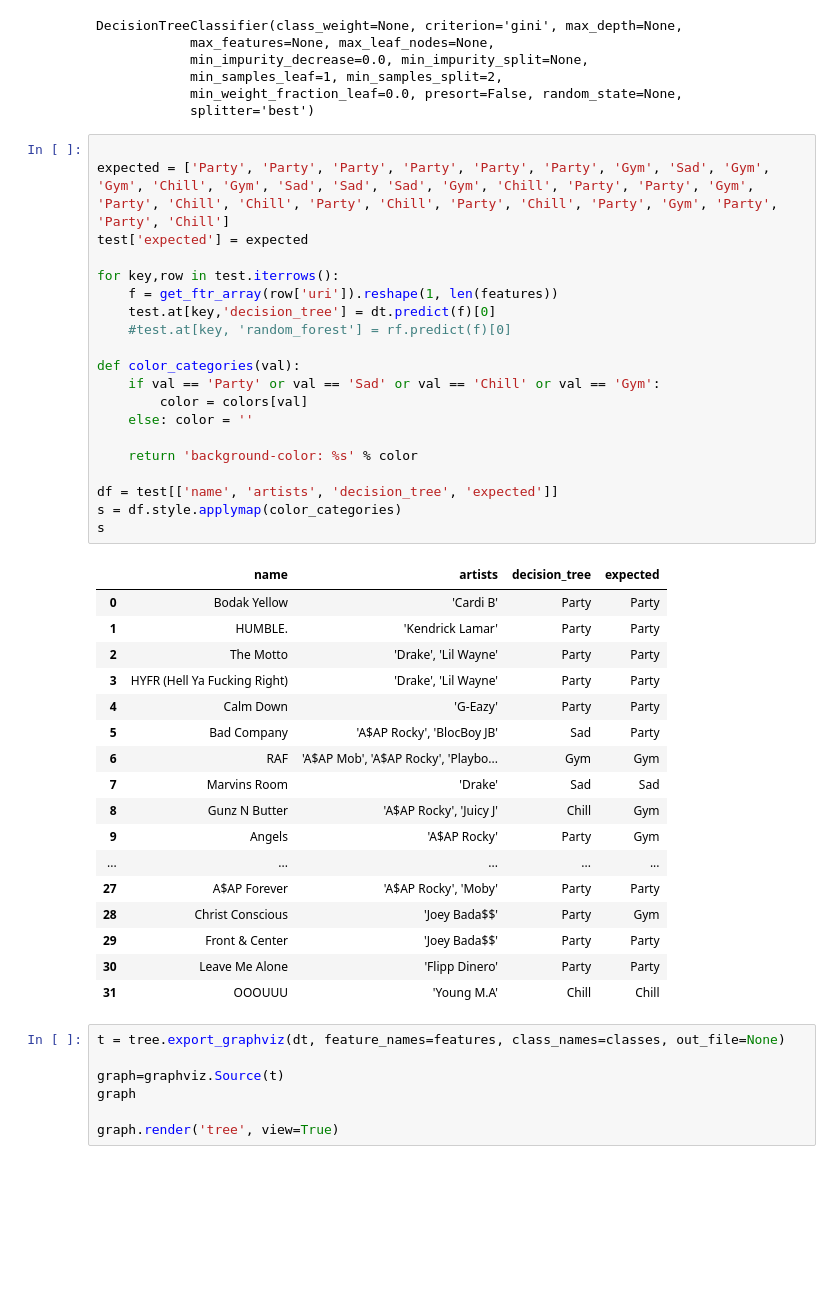
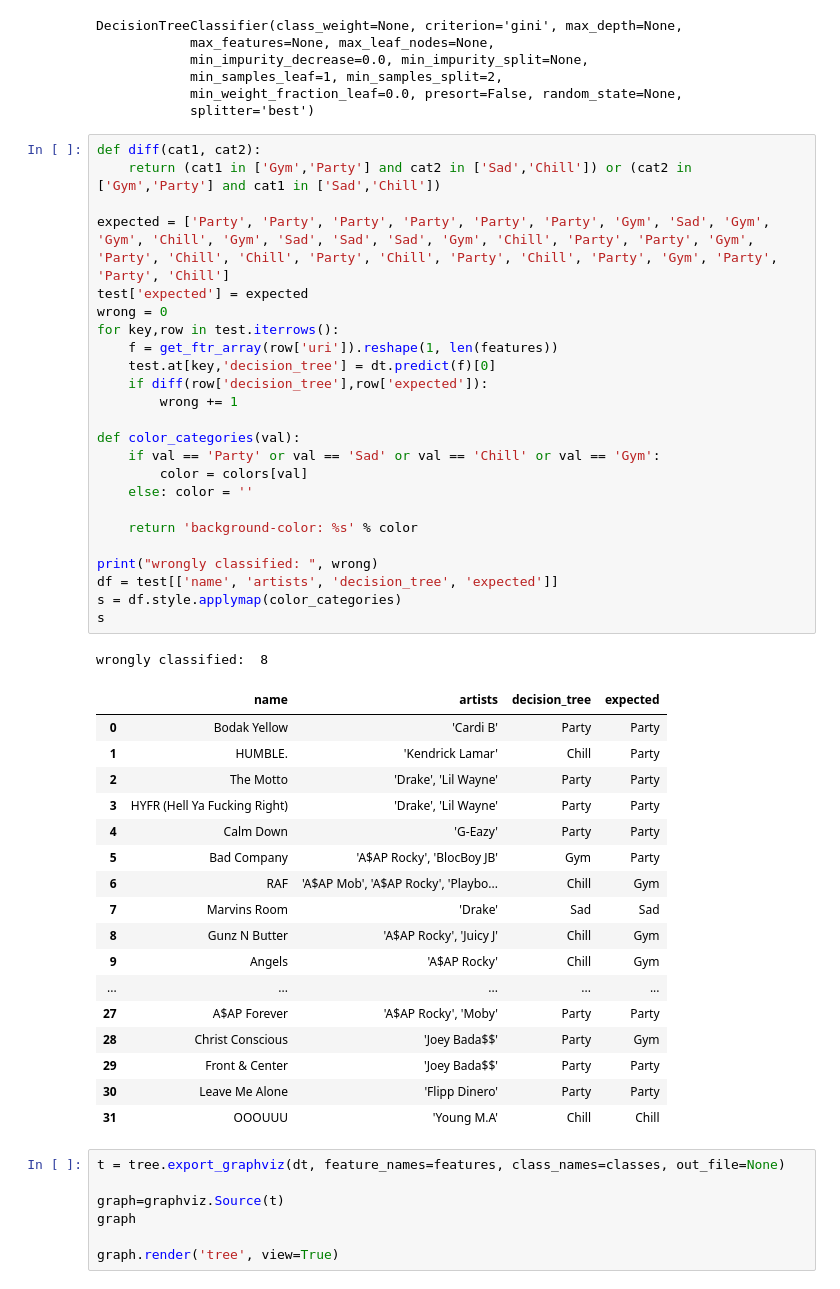
Before and after one commit to aditisundar/datasci_final, a Jupyter notebook: main.ipynb, the cells around one changed output. Saved outputs shown, nothing was run; the diff lists cells and outputs as text; blank space fills up the shorter version.

```diff
--- a/main.ipynb
+++ b/main.ipynb
@@ -209,37 +257,42 @@ DecisionTreeClassifier(class_weight=None, criterion='gini', max_depth=None,
             min_weight_fraction_leaf=0.0, presort=False, random_state=None,
             splitter='best')
 # %%
+def diff(cat1, cat2):
+    return (cat1 in ['Gym','Party'] and cat2 in ['Sad','Chill']) or (cat2 in ['Gym','Party'] and cat1 in ['Sad','Chill'])
 
 expected = ['Party', 'Party', 'Party', 'Party', 'Party', 'Party', 'Gym', 'Sad', 'Gym', 'Gym', 'Chill', 'Gym', 'Sad', 'Sad', 'Sad', 'Gym', 'Chill', 'Party', 'Party', 'Gym', 'Party', 'Chill', 'Chill', 'Party', 'Chill', 'Party', 'Chill', 'Party', 'Gym', 'Party', 'Party', 'Chill']
 test['expected'] = expected
-
+wrong = 0
 for key,row in test.iterrows():
     f = get_ftr_array(row['uri']).reshape(1, len(features))
     test.at[key,'decision_tree'] = dt.predict(f)[0]
-    #test.at[key, 'random_forest'] = rf.predict(f)[0]
+    if diff(row['decision_tree'],row['expected']):
+        wrong += 1
 
 def color_categories(val):
     if val == 'Party' or val == 'Sad' or val == 'Chill' or val == 'Gym':
         color = colors[val]
     else: color = ''
 
     return 'background-color: %s' % color
 
+print("wrongly classified: ", wrong)
 df = test[['name', 'artists', 'decision_tree', 'expected']]
 s = df.style.applymap(color_categories)
 s
 # %% [output]
+wrongly classified:  8
 |  | name | artists | decision_tree | expected |
 | 0 | Bodak Yellow | 'Cardi B' | Party | Party |
-| 1 | HUMBLE. | 'Kendrick Lamar' | Party | Party |
+| 1 | HUMBLE. | 'Kendrick Lamar' | Chill | Party |
 | 2 | The Motto | 'Drake', 'Lil Wayne' | Party | Party |
 | 3 | HYFR (Hell Ya Fucking Right) | 'Drake', 'Lil Wayne' | Party | Party |
 | 4 | Calm Down | 'G-Eazy' | Party | Party |
-| 5 | Bad Company | 'A$AP Rocky', 'BlocBoy JB' | Sad | Party |
-| 6 | RAF | 'A$AP Mob', 'A$AP Rocky', 'Playbo... | Gym | Gym |
+| 5 | Bad Company | 'A$AP Rocky', 'BlocBoy JB' | Gym | Party |
+| 6 | RAF | 'A$AP Mob', 'A$AP Rocky', 'Playbo... | Chill | Gym |
 | 7 | Marvins Room | 'Drake' | Sad | Sad |
 | 8 | Gunz N Butter | 'A$AP Rocky', 'Juicy J' | Chill | Gym |
-| 9 | Angels | 'A$AP Rocky' | Party | Gym |
+| 9 | Angels | 'A$AP Rocky' | Chill | Gym |
 | ... | ... | ... | ... | ... |
 | 27 | A$AP Forever | 'A$AP Rocky', 'Moby' | Party | Party |
 | 28 | Christ Conscious | 'Joey Bada$$' | Party | Gym |
```
Also changed, not shown: parts of 18 cells of this notebook, 1 other file.
